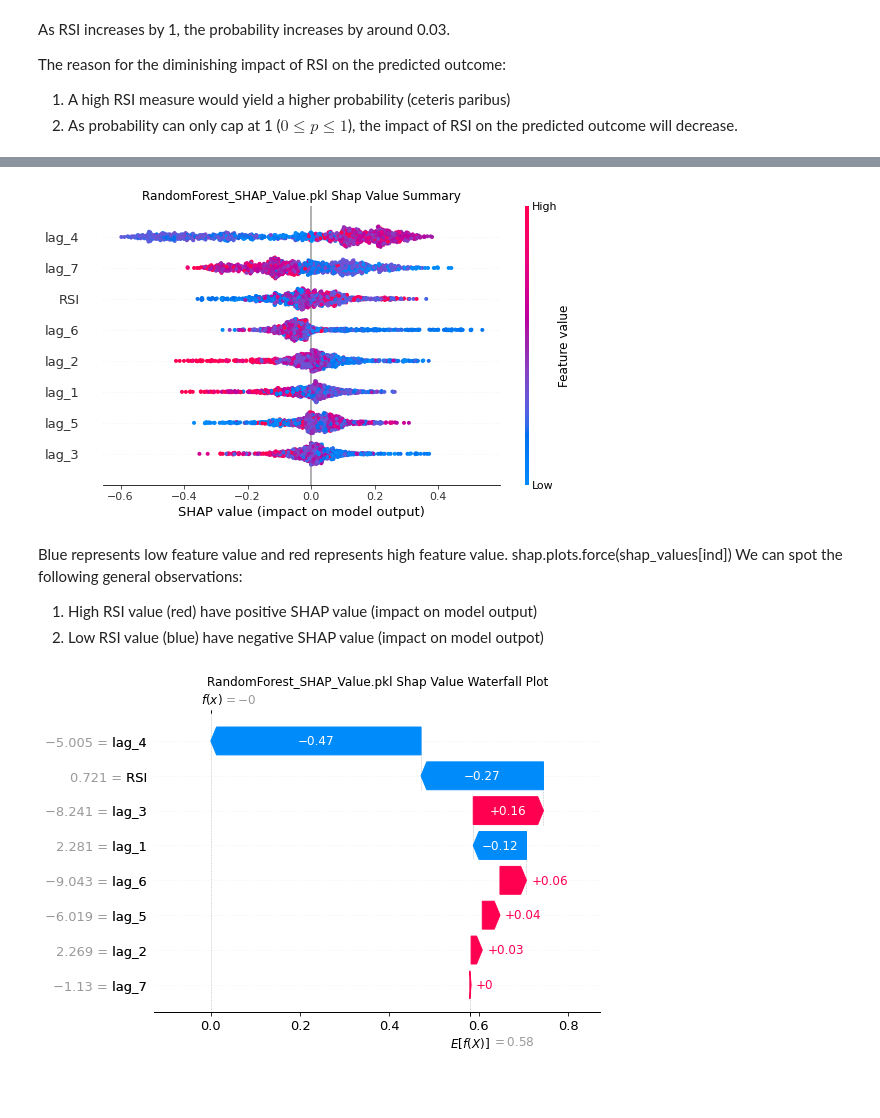
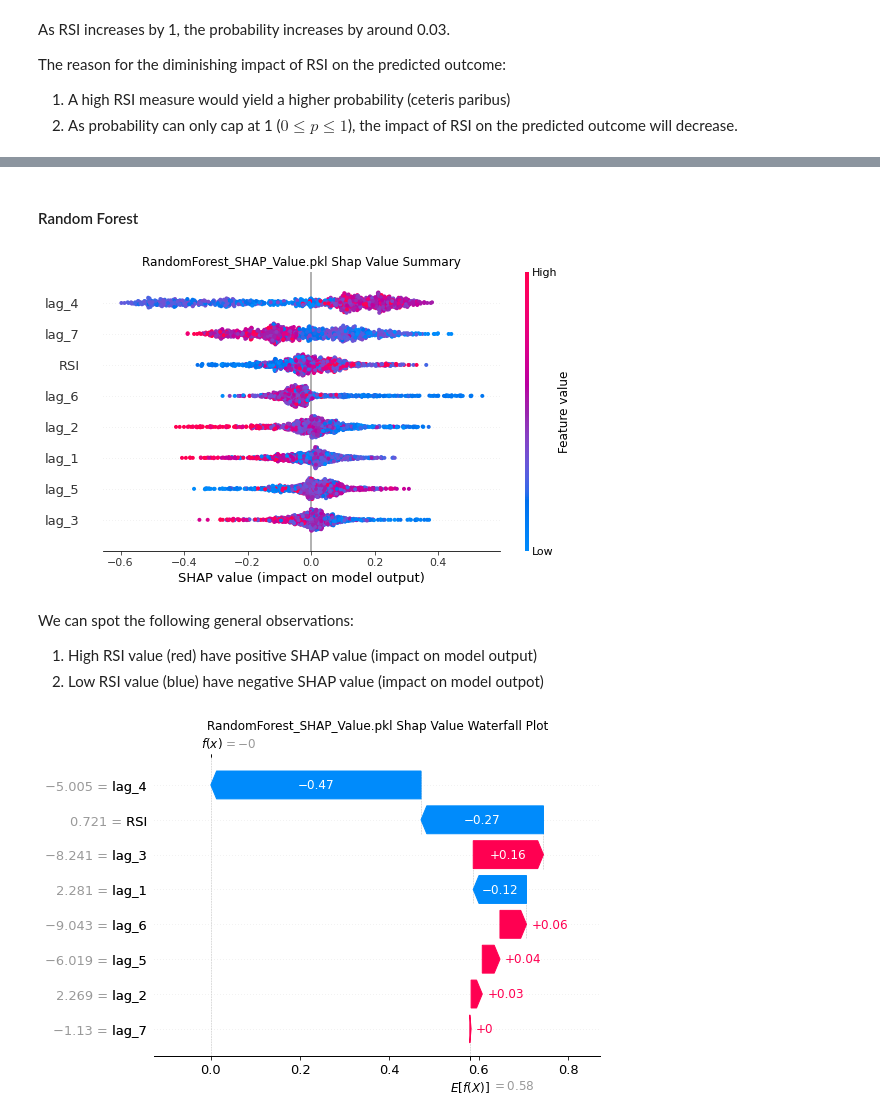
Before and after one commit to JHO-ds/WQU_Capstone_Risk_and_Volatility, a Jupyter notebook: notebooks/Summary.ipynb, the cells around one changed output, grey strips where cells are left out. Drawn from its saved outputs; the diff is of its cells as text; code cells hidden in the pictures; blank space fills up the shorter version.

```diff
--- a/notebooks/Summary.ipynb
+++ b/notebooks/Summary.ipynb
@@ -251,10 +298,10 @@ def shap_plot(ind: int):
+# %% [markdown]
+#### Random Forest
 # %%
-shap_plot(5)
+shap_plot(6)
 # %% [output]
-[figure, old version]
+[figure, new version]
 # %% [markdown]
-Blue represents low feature value and red represents high feature value.
-shap.plots.force(shap_values[ind])
 We can spot the following general observations:
 1. High RSI value (red) have positive SHAP value (impact on model output)
 2. Low RSI value (blue) have negative SHAP value (impact on model outpot)
```
Also changed, not shown: parts of 34 cells of this notebook, 15 other files.
